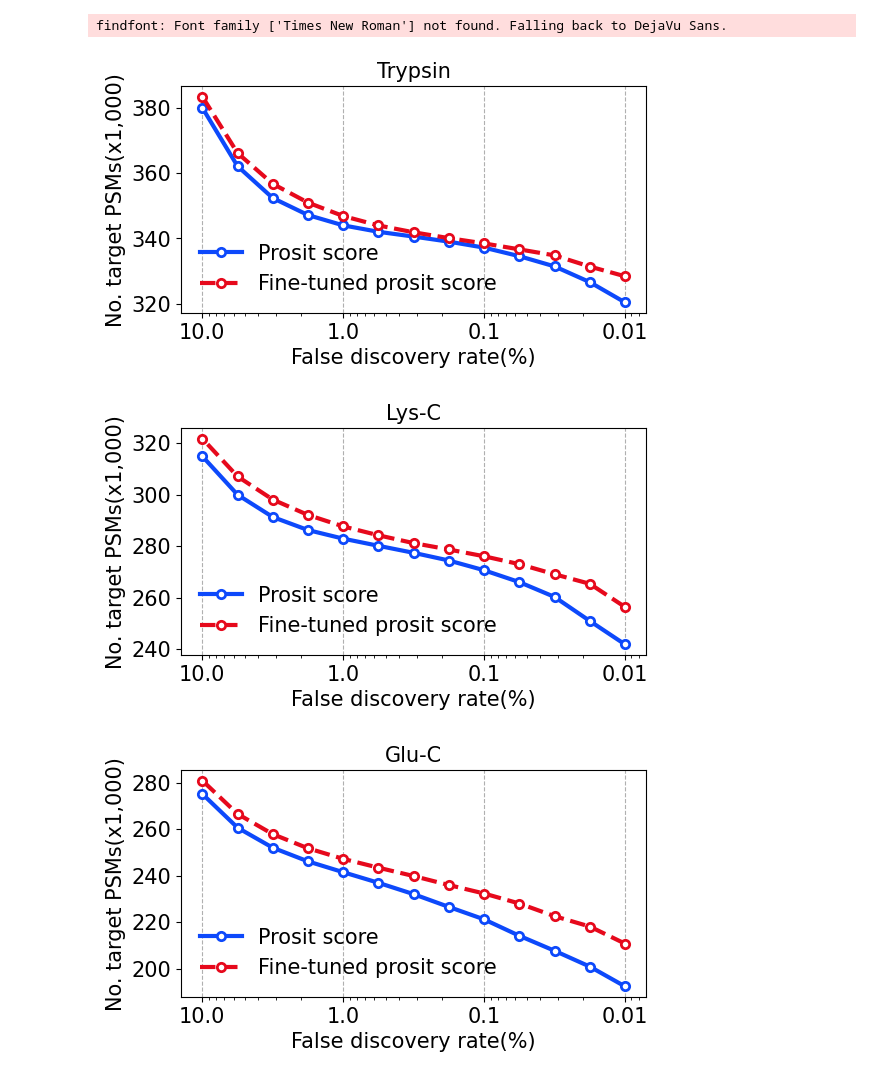
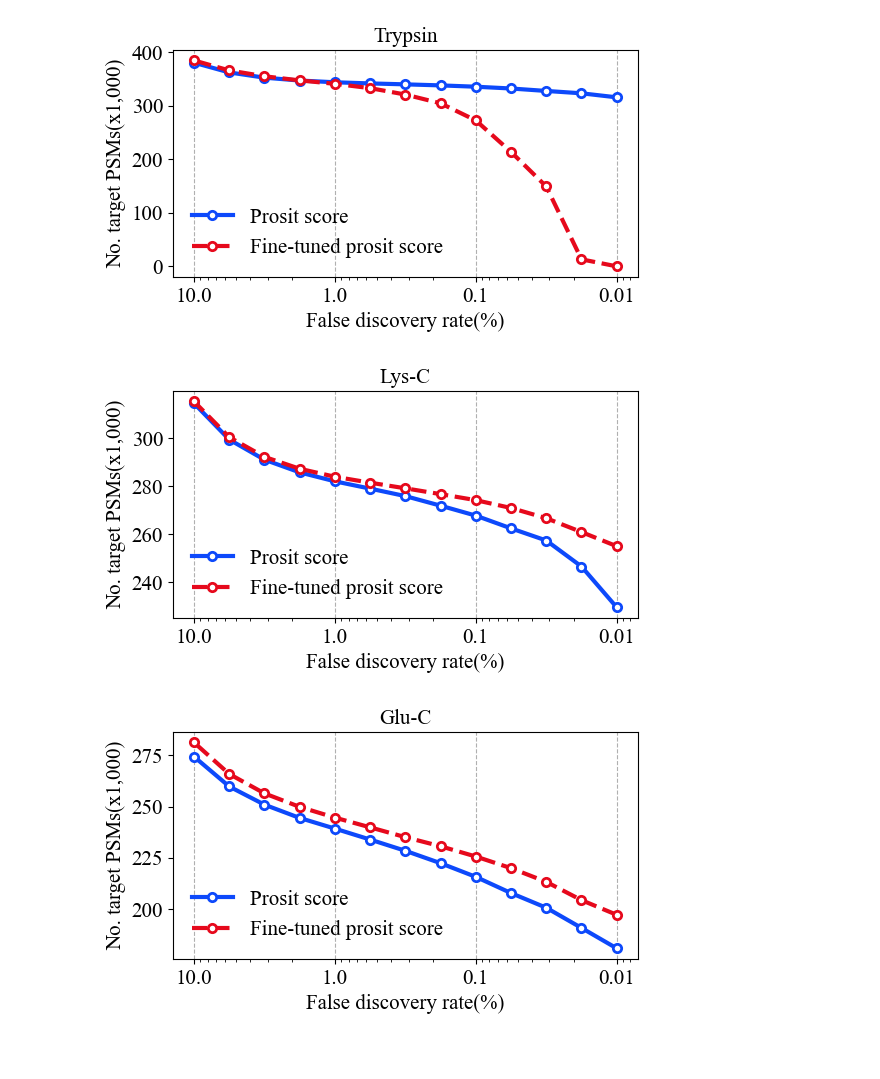
Before and after one commit to gusye1234/pept3-exp, a Jupyter notebook: figs/fig2_fdr_curves.ipynb, the cells around one changed output. Cells and saved outputs as stored; diff of their text form; code cells hidden in the pictures; blank space fills up the shorter version.

```diff
--- a/figs/fig2_fdr_curves.ipynb
+++ b/figs/fig2_fdr_curves.ipynb
@@ -24,23 +90,23 @@ import seaborn as sns
 # %%
 whichs = ['trypsin', "lysc", 'gluc', "chymo"]
 for which, show in zip(whichs, ["Trypsin", "Lys-C", "Glu-C", "Chymo"]):
-    frag_model = "prosit_l1"
+    frag_model = "pdeep2"
     # result_dir = f"/data/yejb/prosit/figs/boosting/figs/Figure_5_{which}/percolator/{frag_model}_finetune"
     result_dir = f"/data2/yejb/prosit/figs/fig235/{which}/percolator_up/try/{frag_model}"
 
-    no_finetuned_dir = os.path.join(result_dir, "no_finetuned_twofold")
+    no_finetuned_dir = os.path.join(result_dir, "no_finetuned_3fold")
     # prosit_combined = pd.read_csv(os.path.join(no_finetuned_dir, "prosit_combined_target.psms"), sep='\t')
     prosit_best = pd.read_csv(os.path.join(no_finetuned_dir, "prosit_best_target.psms"), sep='\t')
 
-    finetuned_dir = os.path.join(result_dir, "finetuned_twofold")
+    finetuned_dir = os.path.join(result_dir, "finetuned_3fold_0.1")
     # finetune_prosit_combined = pd.read_csv(os.path.join(finetuned_dir, "prosit_combined_target.psms"), sep='\t')
     finetune_prosit_best = pd.read_csv(os.path.join(
         finetuned_dir, "prosit_best_target.psms"), sep='\t')
 
     import matplotlib as mpl
     plt.style.use(['ieee', "high-vis",'no-latex'])
+    plt.rcParams["font.family"] = "Times New Roman"
     plt.rcParams['svg.fonttype'] = 'none'
-    plt.rcParams["font.family"] = "Times New Roman"
 
     fdr_to_show = [0.0001*(10**0.25)**i for i in range(0, 13)]
     nf_combined = []
@@ -53,34 +119,33 @@ for which, show in zip(whichs, ["Trypsin", "Lys-C", "Glu-C", "Chymo"]):
     #     nf_combined.append((prosit_combined['q-value'] < fdr).sum()/scale)
     for fdr in fdr_to_show:
         nf_best.append((prosit_best['q-value'] < fdr).sum()/scale)
     # for fdr in fdr_to_show:
     #     f_combined.append((finetune_prosit_combined['q-value'] < fdr).sum()/scale)
     for fdr in fdr_to_show:
         f_best.append((finetune_prosit_best['q-value'] < fdr).sum()/scale)
 
     fig, ax = plt.subplots(figsize=(6,3), dpi=100)
     ax.set_xscale('log')
     ax.invert_xaxis()
     fdr_to_plot = [i*100 for i in fdr_to_show]
     plt.ticklabel_format(axis='y', style='sci')
     # ax.grid()
     ax.xaxis.grid(linestyle='--')
     # plt.plot(fdr_to_plot, nf_combined, marker='o',label="prosit", linewidth=3)
     plt.plot(fdr_to_plot, nf_best, marker='o',label="Prosit score", linewidth=3,  markerfacecolor='w', markeredgewidth=2)
     # plt.plot(fdr_to_plot, f_combined, marker='o',label="finetuned prosit", linewidth=3)
     plt.plot(fdr_to_plot, f_best, marker='o', label="Fine-tuned prosit score", linewidth=3, markerfacecolor='w', markeredgewidth=2)
 
     ax.set_xlabel("False discovery rate(%)", fontsize=15)
     ax.set_ylabel("No. target PSMs(x1,000)", fontsize=15)
     ax.tick_params(axis='x', labelsize=15)
     ax.tick_params(axis='y', labelsize=15)
     ax.get_xaxis().set_major_formatter(mpl.ticker.FuncFormatter(lambda x, p: format(float(x), ',')))
     ax.legend(loc="lower left", prop={'size': 15}, frameon=False)
     ax.set_title(show, fontsize=15)
     fig.savefig(
         f"fig/fig2-prosit-fdr-{frag_model}-{which}.svg", dpi=300, bbox_inches="tight")
 # %% [output]
-findfont: Font family ['Times New Roman'] not found. Falling back to DejaVu Sans.
-[figure, old version]
+[figure, new version]
-[figure, old version]
+[figure, new version]
-[figure, old version]
+[figure, new version]
```
Also changed, not shown: parts of 6 cells of this notebook, 23 other files.
